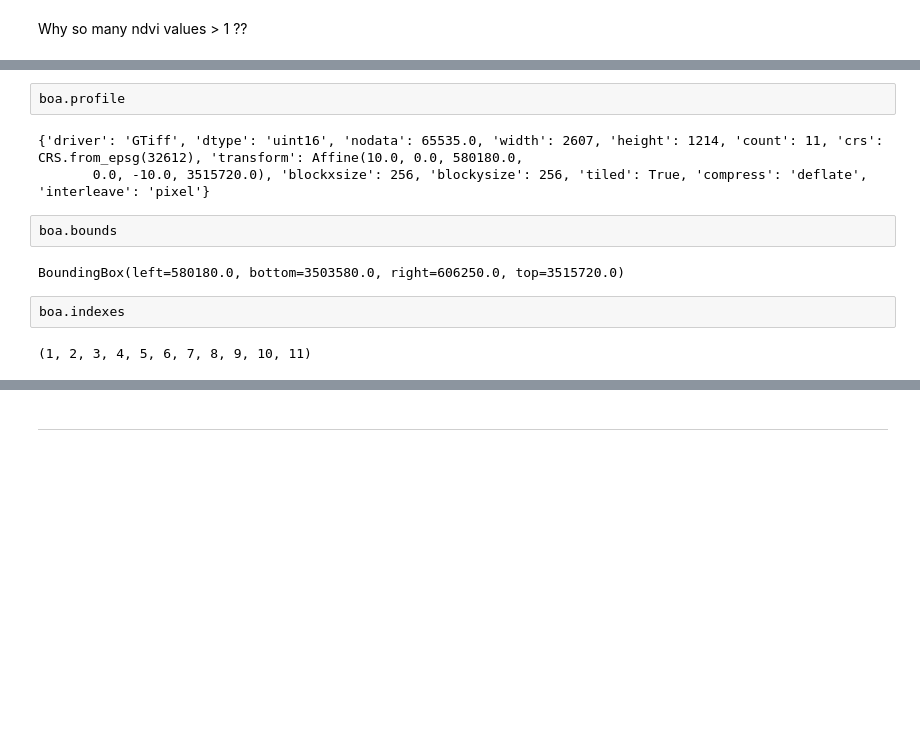
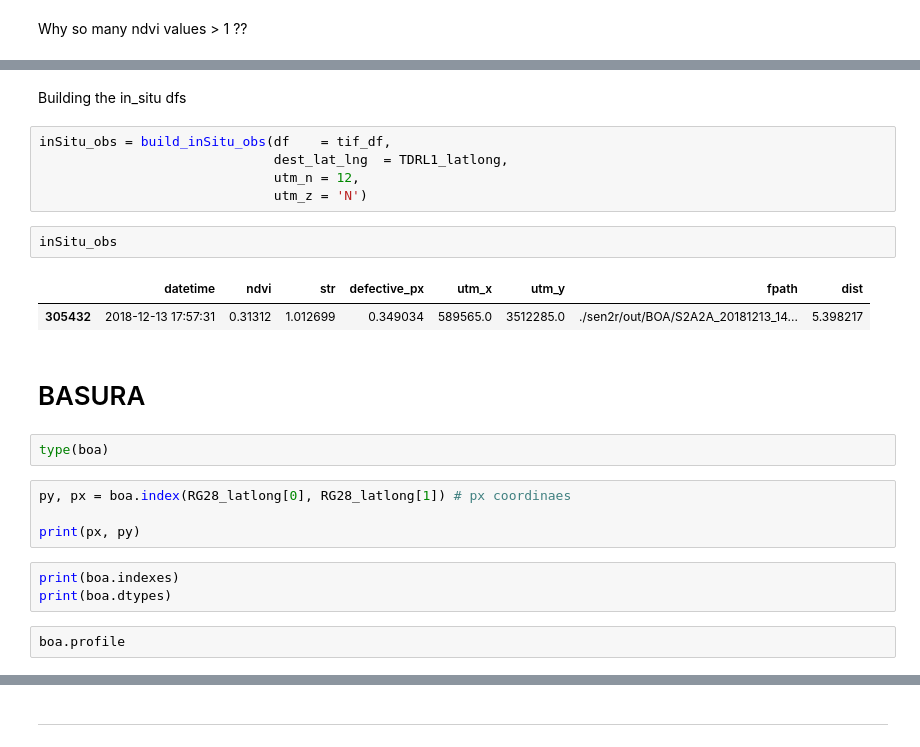
Before and after one commit to VicenteYago/OPTRAM, a Jupyter notebook: OPTRAM.ipynb, the cells around one changed output, grey strips where cells are left out. Saved outputs shown, nothing was run; the diff lists cells and outputs as text; blank space fills up the shorter version.

```diff
--- a/OPTRAM.ipynb
+++ b/OPTRAM.ipynb
@@ -372,13 +398,25 @@ boa.meta
-# %%
-boa.profile
-# %% [output]
-{'driver': 'GTiff', 'dtype': 'uint16', 'nodata': 65535.0, 'width': 2607, 'height': 1214, 'count': 11, 'crs': CRS.from_epsg(32612), 'transform': Affine(10.0, 0.0, 580180.0,
-       0.0, -10.0, 3515720.0), 'blockxsize': 256, 'blockysize': 256, 'tiled': True, 'compress': 'deflate', 'interleave': 'pixel'}
-# %%
-boa.bounds
-# %% [output]
-BoundingBox(left=580180.0, bottom=3503580.0, right=606250.0, top=3515720.0)
-# %%
-boa.indexes
-# %% [output]
-(1, 2, 3, 4, 5, 6, 7, 8, 9, 10, 11)
+# %% [markdown]
+Building the in_situ dfs
+# %%
+inSitu_obs = build_inSitu_obs(df    = tif_df,
+                              dest_lat_lng  = TDRL1_latlong,
+                              utm_n = 12,
+                              utm_z = 'N')
+# %%
+inSitu_obs
+# %% [output]
+|  | datetime | ndvi | str | defective_px | utm_x | utm_y | fpath | dist |
+| 305432 | 2018-12-13 17:57:31 | 0.31312 | 1.012699 | 0.349034 | 589565.0 | 3512285.0 | ./sen2r/out/BOA/S2A2A_20181213_14... | 5.398217 |
+# %% [markdown]
+# BASURA
+# %%
+type(boa)
+# %%
+py, px = boa.index(RG28_latlong[0], RG28_latlong[1]) # px coordinaes
+
+print(px, py)
+# %%
+print(boa.indexes)
+print(boa.dtypes)
+# %%
+boa.profile
```
Also changed, not shown: parts of 17 cells of this notebook.
